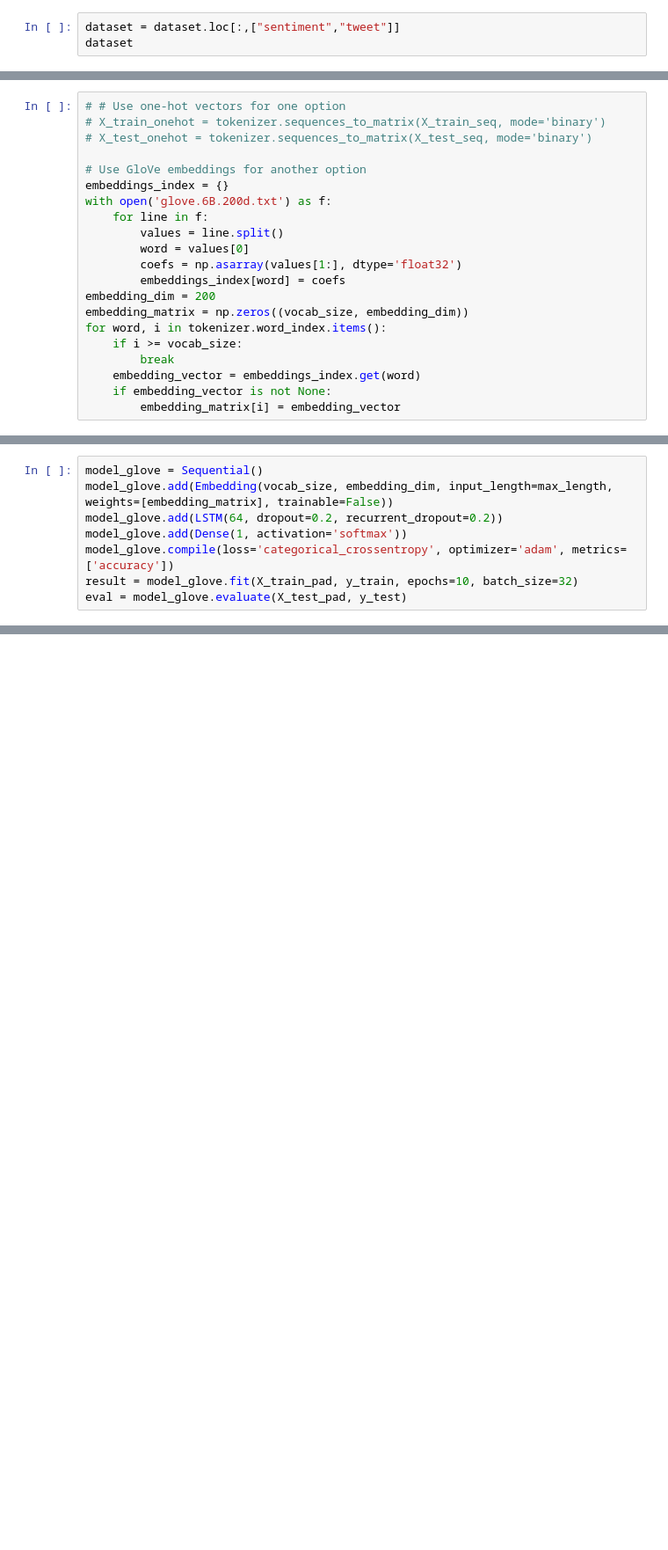
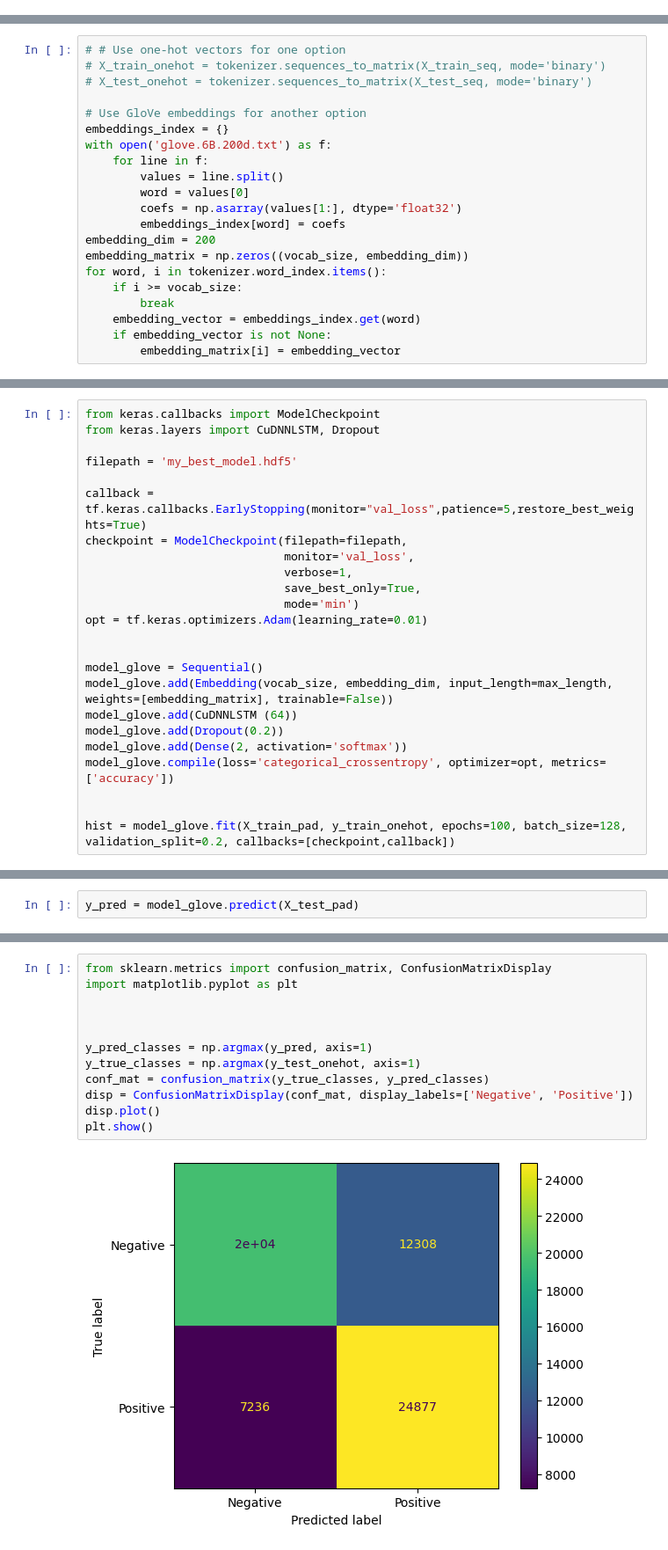
Before and after one commit to VavRe/nlp-ut, a Jupyter notebook: CA3/Q1_Twitter_Sentiment_Analysis_RNN.ipynb, the cells around one changed output, grey strips where cells are left out. Shown: that part at 88% size. Drawn from its saved outputs; the diff is of its cells as text; blank space fills up the shorter version.

Commit message:
A Classifier Using LSTM implemented fully using GloVe embeddings, Preprocessing text and RNN and GUR + word2vec and onehot encoding is ahead

```diff
--- a/CA3/Q1_Twitter_Sentiment_Analysis_RNN.ipynb
+++ b/CA3/Q1_Twitter_Sentiment_Analysis_RNN.ipynb
@@ -62,6 +79,3 @@ dataset["sentiment"].value_counts()
 4    160000
 0    160000
 Name: sentiment, dtype: int64
-# %%
-dataset = dataset.loc[:,["sentiment","tweet"]]
-dataset
@@ -149,9 +176,25 @@ for word, i in tokenizer.word_index.items():
 # %%
+from keras.callbacks import ModelCheckpoint
+from keras.layers import CuDNNLSTM, Dropout
+
+filepath = 'my_best_model.hdf5'
+
+callback = tf.keras.callbacks.EarlyStopping(monitor="val_loss",patience=5,restore_best_weights=True)
+checkpoint = ModelCheckpoint(filepath=filepath,
+                             monitor='val_loss',
+                             verbose=1,
+                             save_best_only=True,
+                             mode='min')
+opt = tf.keras.optimizers.Adam(learning_rate=0.01)
+
+
 model_glove = Sequential()
 model_glove.add(Embedding(vocab_size, embedding_dim, input_length=max_length, weights=[embedding_matrix], trainable=False))
-model_glove.add(LSTM(64, dropout=0.2, recurrent_dropout=0.2))
-model_glove.add(Dense(1, activation='softmax'))
-model_glove.compile(loss='categorical_crossentropy', optimizer='adam', metrics=['accuracy'])
-result = model_glove.fit(X_train_pad, y_train, epochs=10, batch_size=32)
-eval = model_glove.evaluate(X_test_pad, y_test)
+model_glove.add(CuDNNLSTM (64))
+model_glove.add(Dropout(0.2))
+model_glove.add(Dense(2, activation='softmax'))
+model_glove.compile(loss='categorical_crossentropy', optimizer=opt, metrics=['accuracy'])
+
+
+hist = model_glove.fit(X_train_pad, y_train_onehot, epochs=100, batch_size=128, validation_split=0.2, callbacks=[checkpoint,callback])
 # %% [output]
@@ -160,0 +220,2 @@ KeyboardInterrupt: ignored
+# %%
+y_pred = model_glove.predict(X_test_pad)
@@ -160,0 +224,14 @@ KeyboardInterrupt: ignored
+# %%
+from sklearn.metrics import confusion_matrix, ConfusionMatrixDisplay
+import matplotlib.pyplot as plt
+
+
+
+y_pred_classes = np.argmax(y_pred, axis=1)
+y_true_classes = np.argmax(y_test_onehot, axis=1)
+conf_mat = confusion_matrix(y_true_classes, y_pred_classes)
+disp = ConfusionMatrixDisplay(conf_mat, display_labels=['Negative', 'Positive'])
+disp.plot()
+plt.show()
+# %% [output]
+[figure, added]
```
Also changed, not shown: parts of 9 cells of this notebook.
